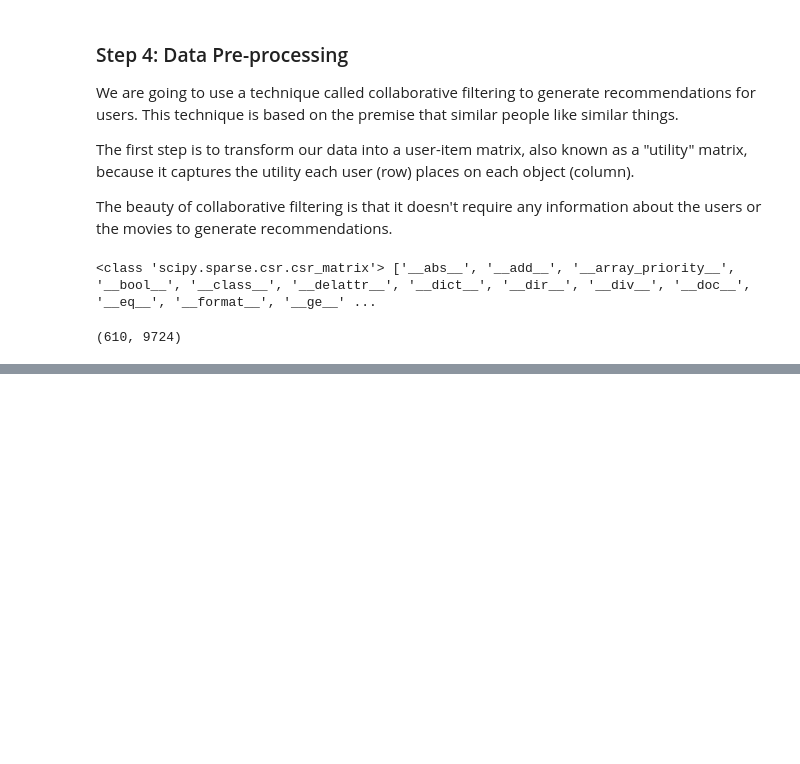
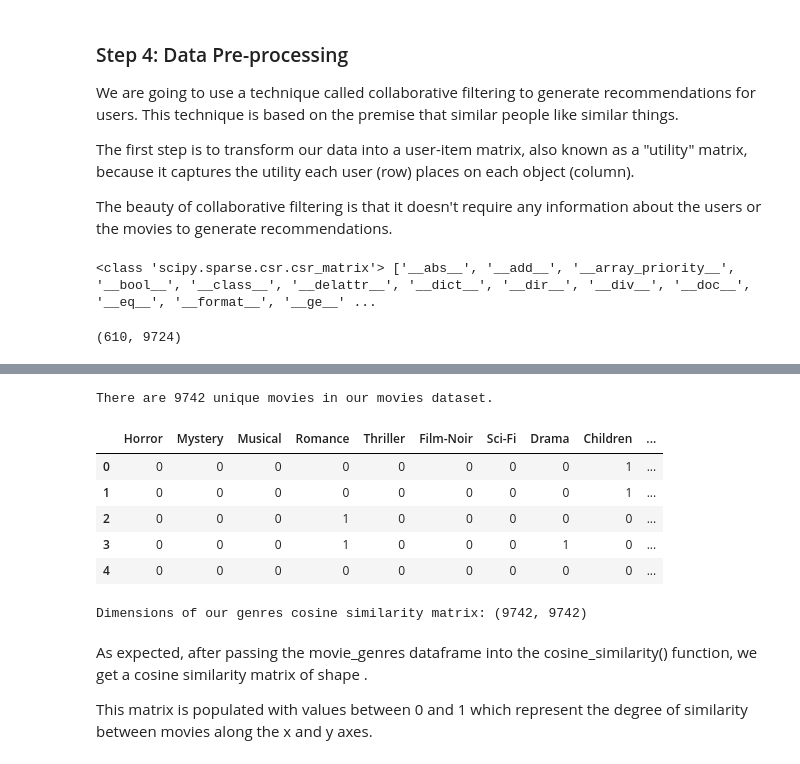
Before and after one commit to Digital-Physics/movie_recommender, a Jupyter notebook: recommender.ipynb, the cells around one changed output, grey strips where cells are left out. Drawn from its saved outputs; the diff is of its cells as text; code cells hidden in the pictures; blank space fills up the shorter version.

```diff
--- a/recommender.ipynb
+++ b/recommender.ipynb
@@ -351,0 +547,33 @@ print(f"{get_size(non_sparse_numpy_matrix):,}", "bytes (numpy matrix according t
+# %%
+n_movies = movies['movieId'].nunique()
+print(f"There are {n_movies} unique movies in our movies dataset.")
+# %% [output]
+There are 9742 unique movies in our movies dataset.
+# %%
+genres = set(g for G in movies['genres'] for g in G)
+
+for g in genres:
+    movies[g] = movies.genres.transform(lambda x: int(g in x))
+
+movie_genres = movies.drop(columns=['movieId', 'title','genres'])
+# %%
+movie_genres.head()
+# %% [output]
+|  | Horror | Mystery | Musical | Romance | Thriller | Film-Noir | Sci-Fi | Drama | Children | ... |
+| 0 | 0 | 0 | 0 | 0 | 0 | 0 | 0 | 0 | 1 | ... |
+| 1 | 0 | 0 | 0 | 0 | 0 | 0 | 0 | 0 | 1 | ... |
+| 2 | 0 | 0 | 0 | 1 | 0 | 0 | 0 | 0 | 0 | ... |
+| 3 | 0 | 0 | 0 | 1 | 0 | 0 | 0 | 1 | 0 | ... |
+| 4 | 0 | 0 | 0 | 0 | 0 | 0 | 0 | 0 | 0 | ... |
+# %%
+from sklearn.metrics.pairwise import cosine_similarity
+
+cosine_sim = cosine_similarity(movie_genres, movie_genres)
+print(f"Dimensions of our genres cosine similarity matrix: {cosine_sim.shape}")
+# %% [output]
+Dimensions of our genres cosine similarity matrix: (9742, 9742)
+# %% [markdown]
+As expected, after passing the movie_genres dataframe into the cosine_similarity() function, we get a cosine similarity matrix of shape
+.
+
+This matrix is populated with values between 0 and 1 which represent the degree of similarity between movies along the x and y axes.
```
Also changed, not shown: parts of 36 cells of this notebook, 1 other file.
